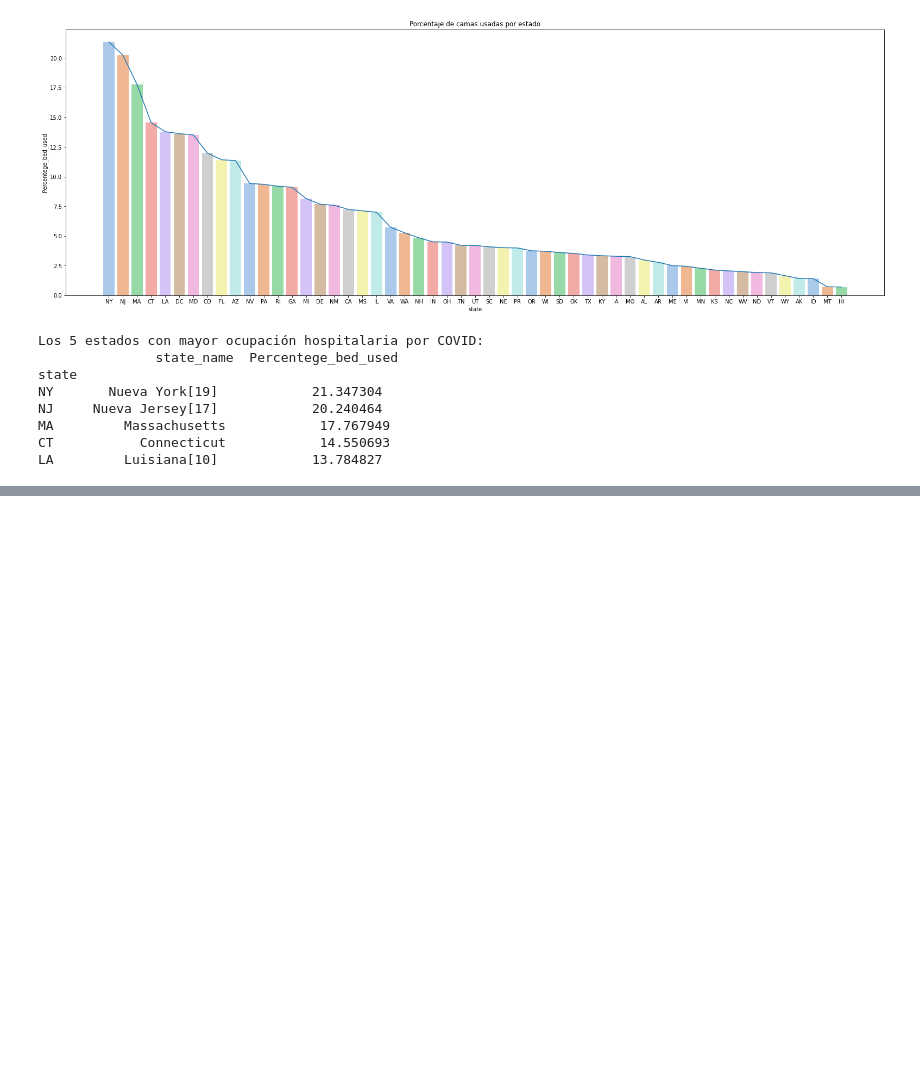
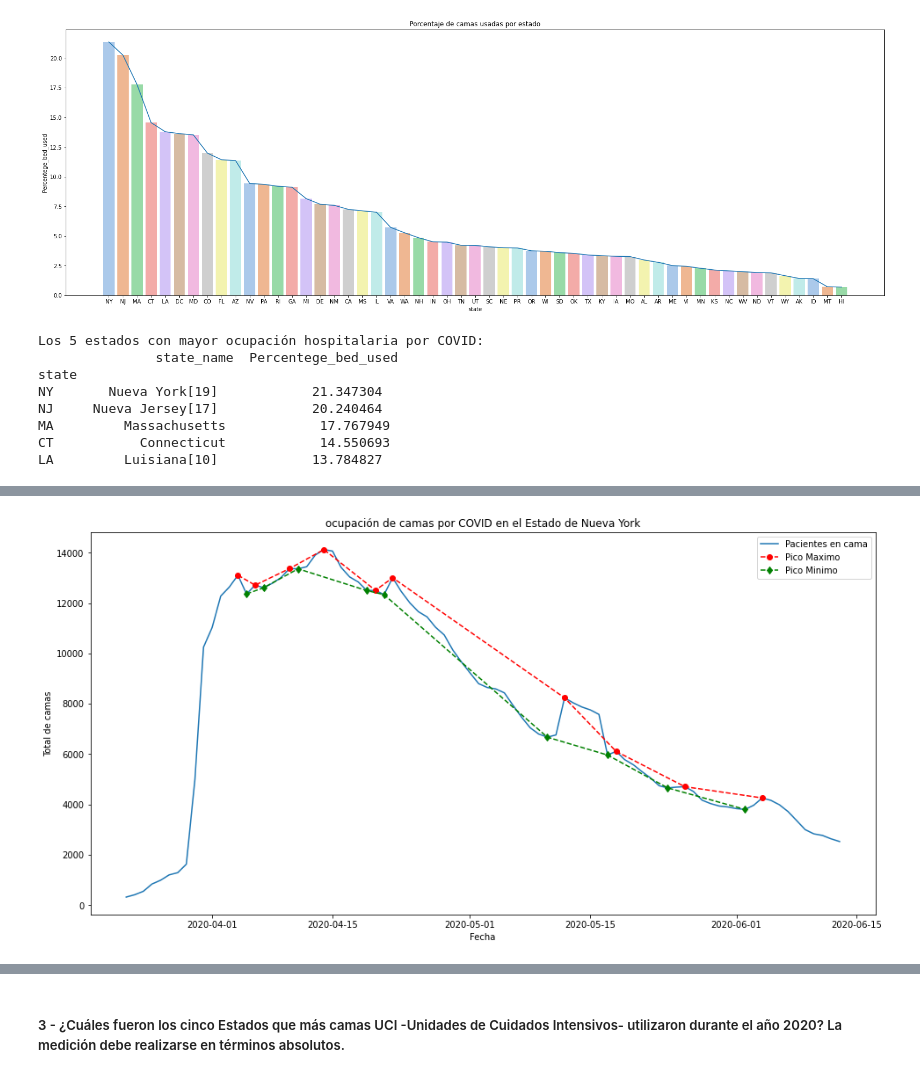
Before and after one commit to soyHenry/DS-PI-ProyectoIndividual, a Jupyter notebook: analisis.ipynb, the cells around one changed output, grey strips where cells are left out. Saved outputs shown, nothing was run; the diff lists cells and outputs as text; code cells hidden in the pictures; blank space fills up the shorter version.

```diff
--- a/analisis.ipynb
+++ b/analisis.ipynb
@@ -149,0 +164,46 @@ fig.show()
+# %%
+# Agrupo por fecha los pacientes que usan ccamas por COVID
+df02 = df02.groupby('date')['inpatient_beds_used_covid'].sum()
+# %%
+pi01 = []
+for i in df02[peaks].index.strftime('%Y-%m-%d'): #Agrego a una lista las fechas con los picos maximos
+    pi01.append(i)
+
+pi02 = []
+for i in df02[peaks1].index.strftime('%Y-%m-%d'): #Agrego a una lista las fechas con los los picos minimos
+    pi02.append(i)
+# %%
+#convirtiendo los datos de picos en Dataframe
+pi01 = pd.DataFrame(pi01)
+pi01.rename(columns={0:'date'}, inplace=True)
+pi01['Desc'] = 'Pico Maximo'
+
+pi02 = pd.DataFrame(pi02)
+pi02.rename(columns={0:'date'}, inplace=True)
+pi02['Desc'] = 'Pico Minimo'
+
+pi01 = pi01.reset_index()
+pi02 = pi02.reset_index()
+#Concatenamos en un dataframe los picos
+picos = pd.concat([pi01, pi02])
+picos = picos.sort_values('index', ascending=True)
+picos['date'] = pd.to_datetime(picos['date'])
+picos = pd.merge(picos, df_fin[['date', 'inpatient_beds_used_covid']], on=['date'], how='left')
+picos = picos.drop(['index'], axis=1)
+first_column = picos.pop('Desc')
+picos.insert(0, 'Desc', first_column)
+picos= picos.dropna()
+# %%
+plt.figure(figsize=(16,8))
+plt.plot(df02)
+plt.plot(df02[peaks],  marker='o', linestyle='dashed', color='red')
+plt.plot(df02[peaks1],  marker='d', linestyle='dashed', color='green')
+plt.xlabel('Fecha')
+plt.ylabel('Total de camas')
+plt.title('ocupación de camas por COVID en el Estado de Nueva York')
+plt.legend(['Pacientes en cama', 'Pico Maximo', 'Pico Minimo'], loc='upper right')
+plt.show()
+
+print("Fechas con picos maximos: ", picos.to_markdown())
+# %% [output]
+[figure, added]
@@ -149,0 +227,2 @@ fig.show()
+# %% [markdown]
+##### 3 - ¿Cuáles fueron los cinco Estados que más camas UCI -Unidades de Cuidados Intensivos- utilizaron durante el año 2020? La medición debe realizarse en términos absolutos.
```
Also changed, not shown: parts of 19 cells of this notebook, 3 other files.
